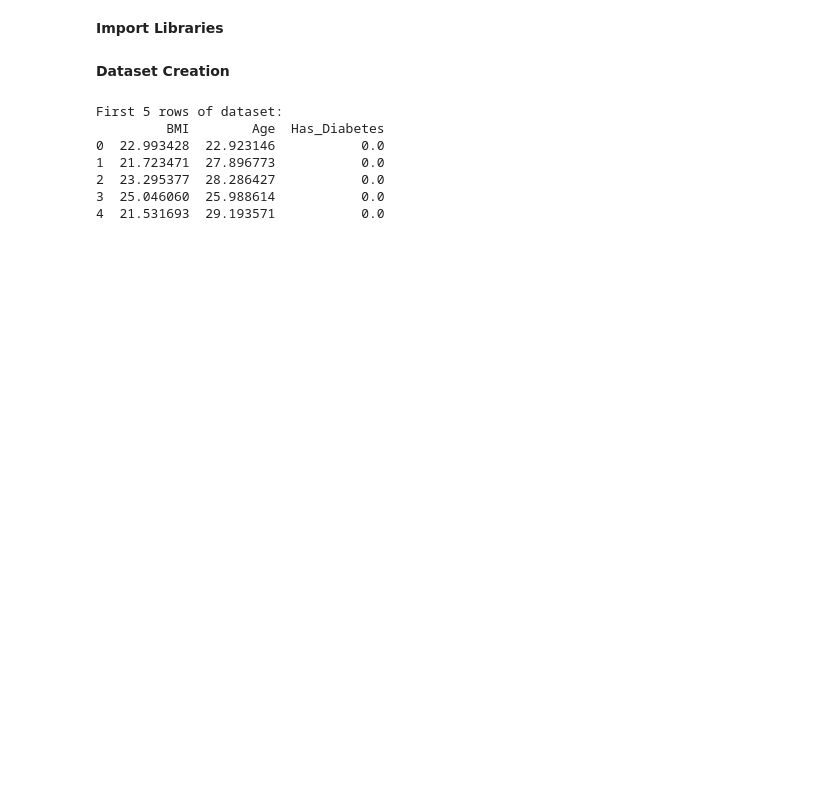
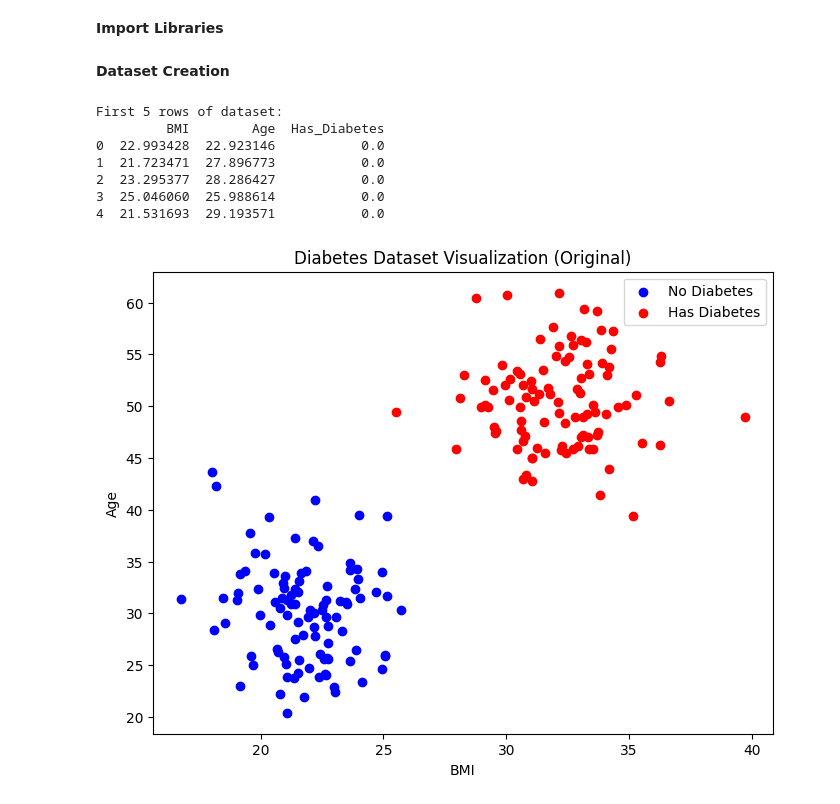
Before and after one commit to pythonwithzeeshan/learn-lessons, a Jupyter notebook: LogisticRegression.ipynb, the cells around one changed output. Drawn from its saved outputs; the diff is of its cells as text; code cells hidden in the pictures; blank space fills up the shorter version.

```diff
--- a/LogisticRegression.ipynb
+++ b/LogisticRegression.ipynb
@@ -32,3 +32,14 @@ y = df['Has_Diabetes'].values
 # %%
 df_no = df[df['Has_Diabetes']==0]
 df_yes = df[df['Has_Diabetes']==1]
+# %%
+plt.figure(figsize=(8,6))
+plt.scatter(df_no['BMI'], df_no['Age'], color='blue', label='No Diabetes')
+plt.scatter(df_yes['BMI'], df_yes['Age'], color='red', label='Has Diabetes')
+plt.xlabel('BMI')
+plt.ylabel('Age')
+plt.title('Diabetes Dataset Visualization (Original)')
+plt.legend()
+plt.show()
+# %% [output]
+[figure, added]
```
